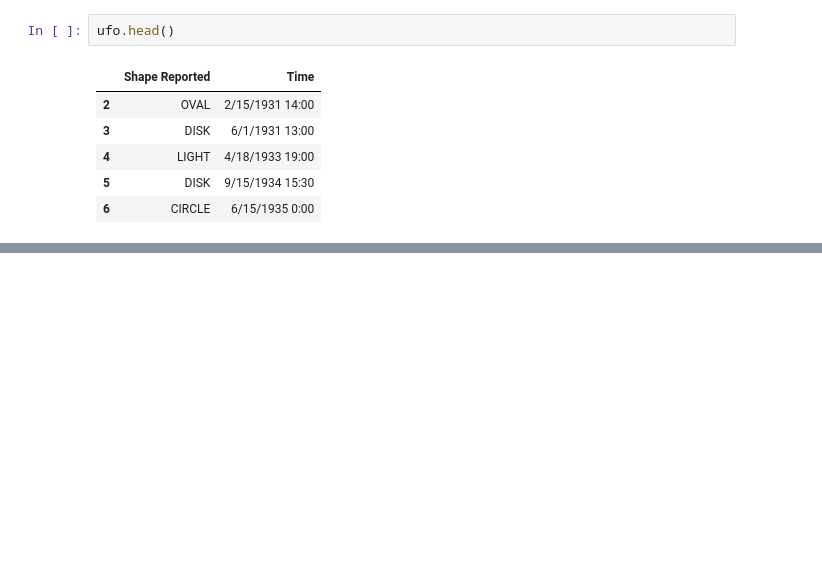
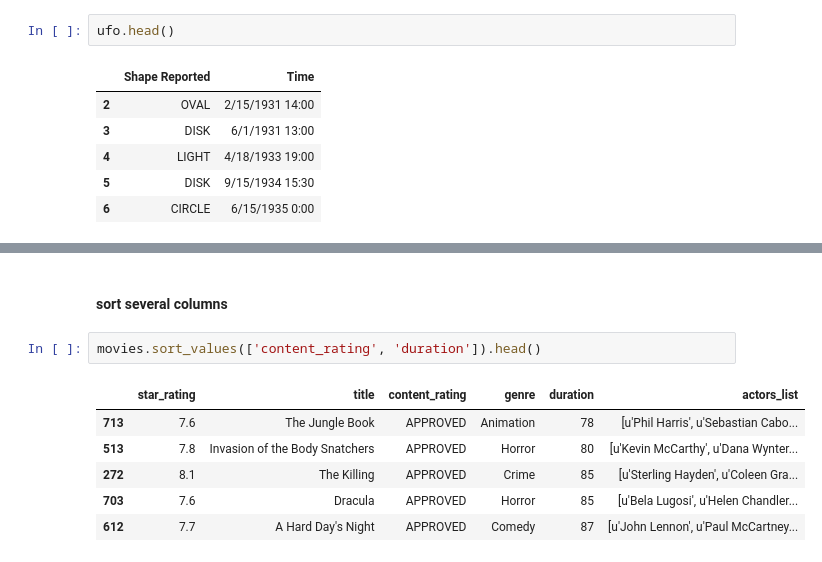
Before and after one commit to IanaTatchina/Learning-Pandas, a Jupyter notebook: Learning pandas.ipynb, the cells around one changed output, grey strips where cells are left out. Drawn from its saved outputs; the diff is of its cells as text; blank space fills up the shorter version.

```diff
--- a/Learning pandas.ipynb
+++ b/Learning pandas.ipynb
@@ -194,0 +235,11 @@ ufo.head()
+# %% [markdown]
+#### sort several columns
+# %%
+movies.sort_values(['content_rating', 'duration']).head()
+# %% [output]
+|  | star_rating | title | content_rating | genre | duration | actors_list |
+| 713 | 7.6 | The Jungle Book | APPROVED | Animation | 78 | [u'Phil Harris', u'Sebastian Cabo... |
+| 513 | 7.8 | Invasion of the Body Snatchers | APPROVED | Horror | 80 | [u'Kevin McCarthy', u'Dana Wynter... |
+| 272 | 8.1 | The Killing | APPROVED | Crime | 85 | [u'Sterling Hayden', u'Coleen Gra... |
+| 703 | 7.6 | Dracula | APPROVED | Horror | 85 | [u'Bela Lugosi', u'Helen Chandler... |
+| 612 | 7.7 | A Hard Day's Night | APPROVED | Comedy | 87 | [u'John Lennon', u'Paul McCartney... |
```
Also changed, not shown: parts of 10 cells of this notebook.
